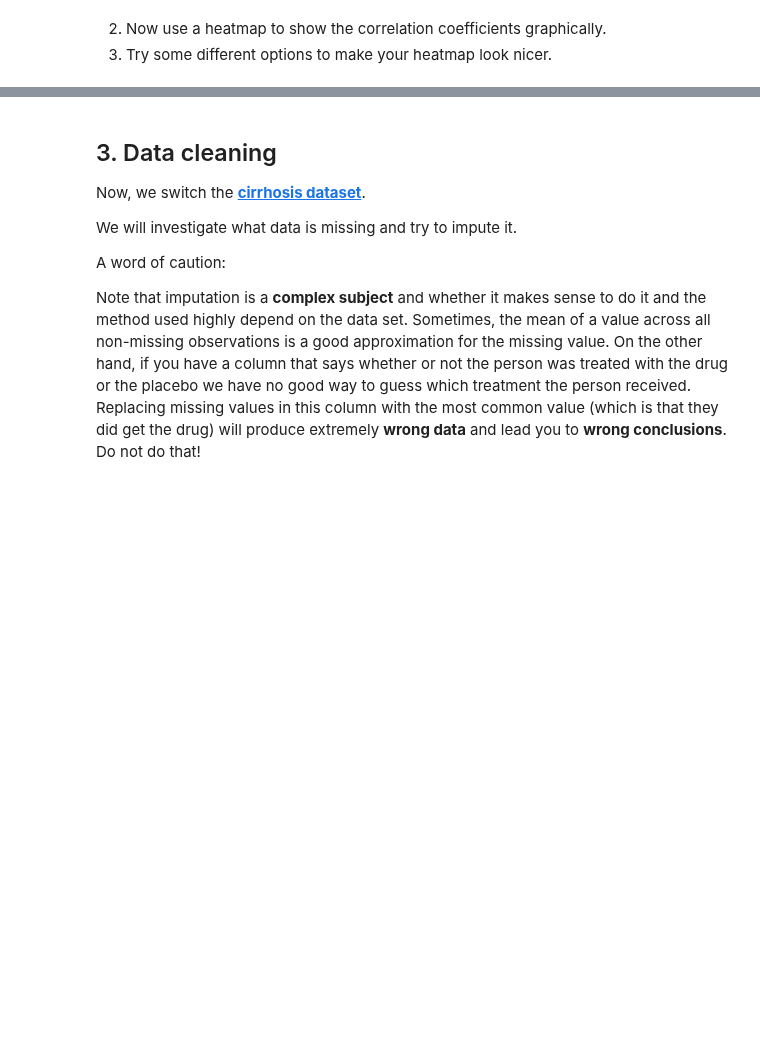
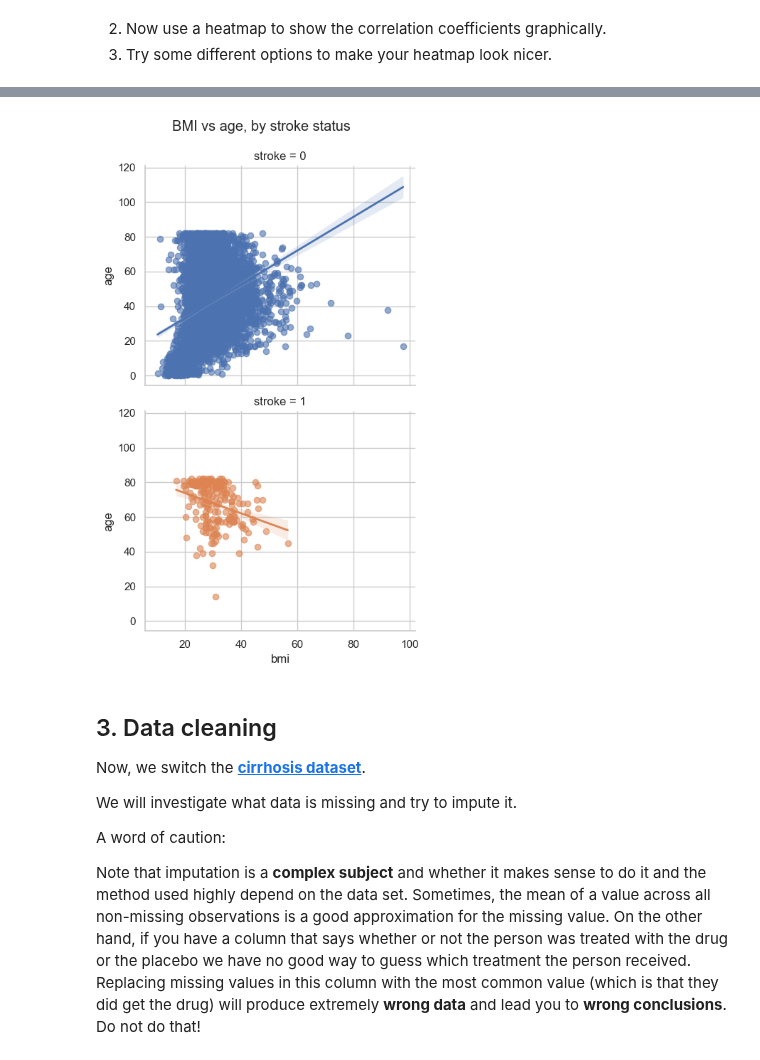
Before and after one commit to Center-for-Health-Data-Science/PythonTsunami, a Jupyter notebook: Exercise/Exercise_oct2023_solution.ipynb, the cells around one changed output, grey strips where cells are left out. Saved outputs shown, nothing was run; the diff lists cells and outputs as text; code cells hidden in the pictures; blank space fills up the shorter version.

```diff
--- a/Exercise/Exercise_oct2023_solution.ipynb
+++ b/Exercise/Exercise_oct2023_solution.ipynb
@@ -243,3 +357,25 @@ px.scatter(data, x = "bmi", y = "age", color = outcome,
+# %%
+outcome = "stroke"
+
+# Scatter + OLS trendline, faceted by stroke (one row per value)
+g = sns.lmplot(
+    data=data,
+    x="bmi",
+    y="age",
+    hue=outcome,      # color by stroke
+    row=outcome,      # one row per stroke value (0/1)
+    height=4,
+    aspect=1.2,
+    scatter_kws={"alpha": 0.6},
+    line_kws={"linewidth": 2},
+)
+
+g.fig.subplots_adjust(top=0.9)
+g.fig.suptitle("BMI vs age, by stroke status")
+
+plt.show()
+# %% [output]
+[figure, added]
 # %% [markdown]
 ## 3. Data cleaning
 
```
Also changed, not shown: parts of 20 cells of this notebook, 1 other file.
